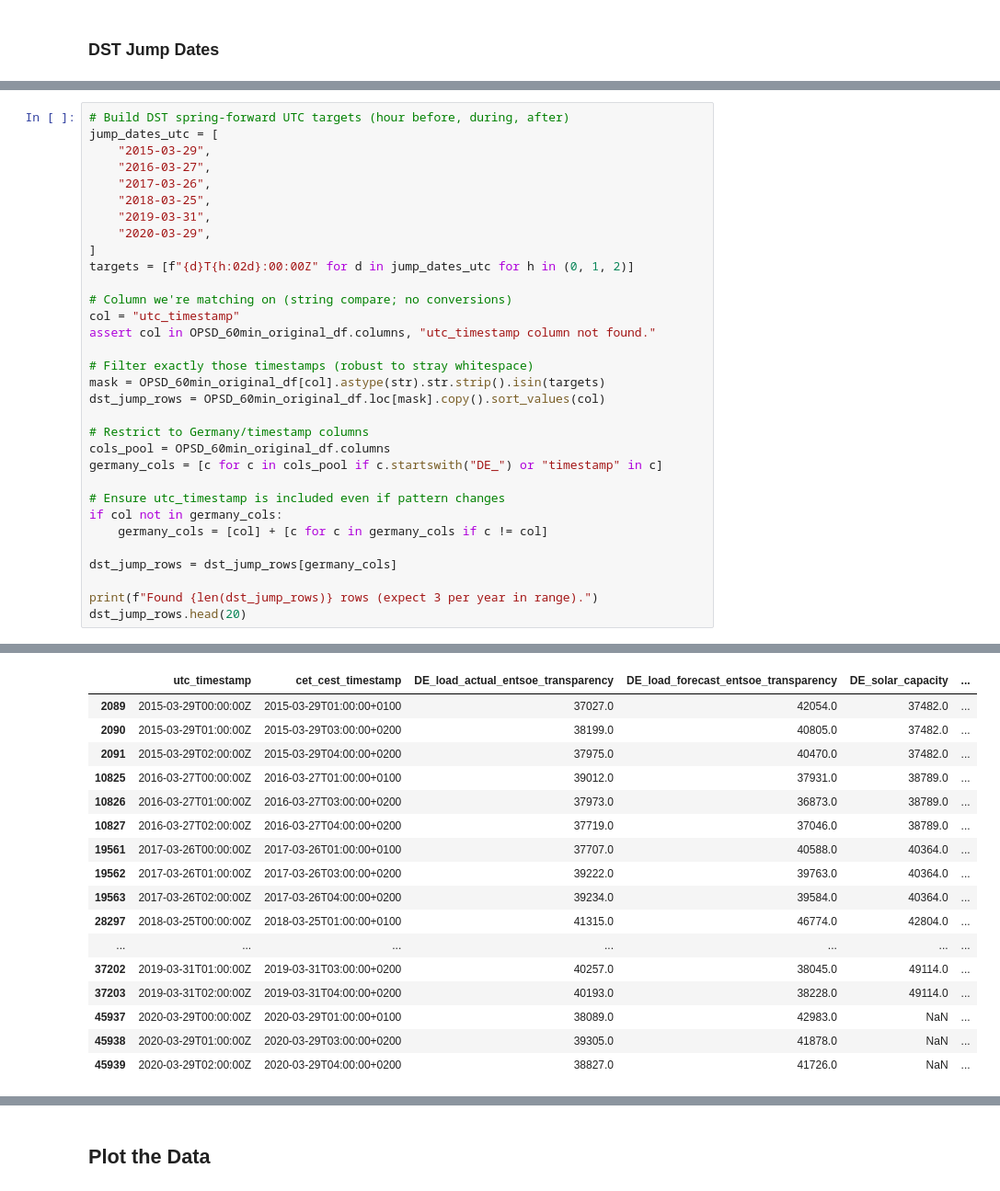
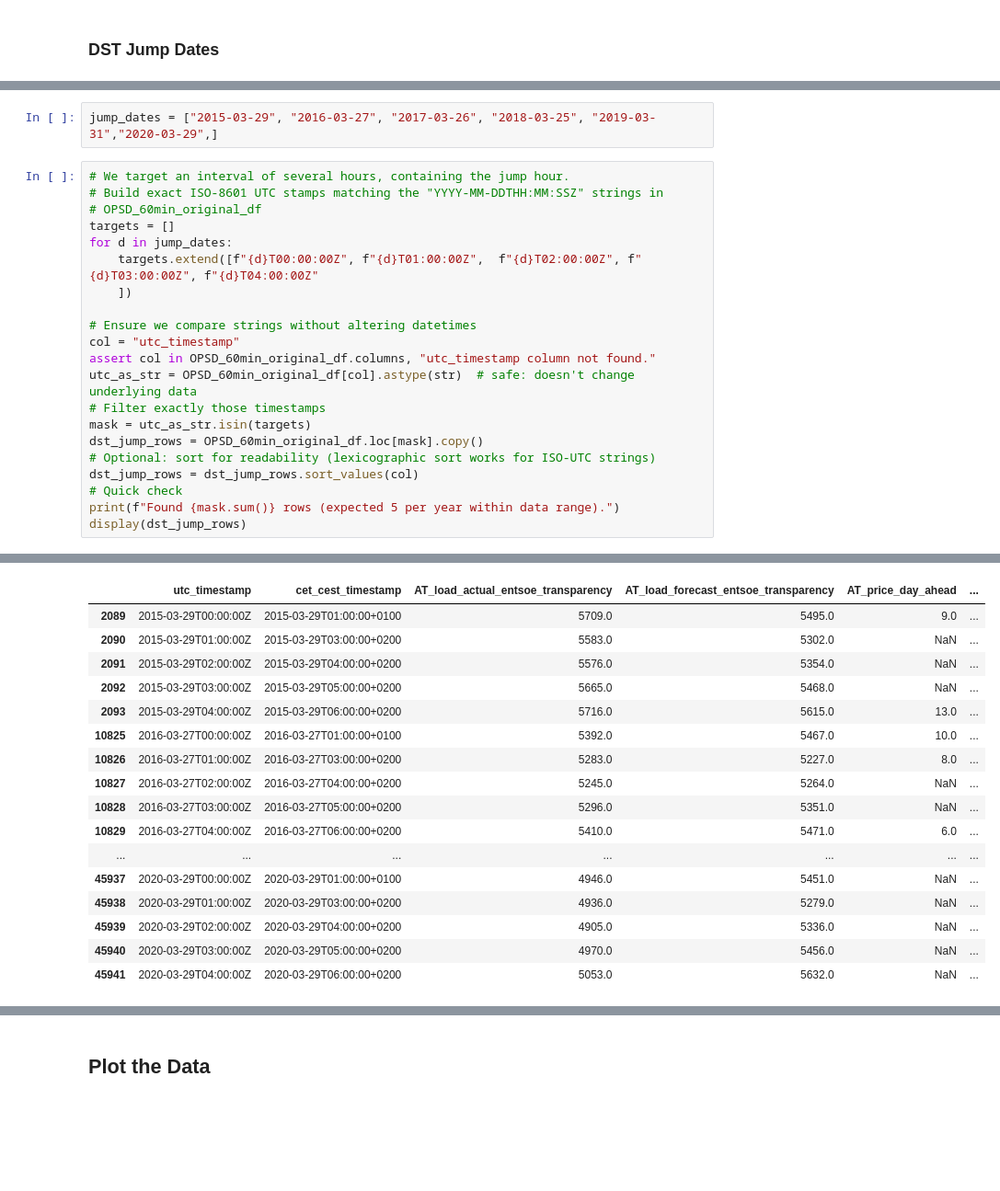
Before and after one commit to F-Skorz/electricity-demand-project, a Jupyter notebook: notebooks/01_OPSD_EDA.ipynb, the cells around one changed output, grey strips where cells are left out. Shown at 92% size. Cells and saved outputs as stored; diff of their text form; blank space fills up the shorter version.

Commit message:
01_OPSD_EDA.ipynb: DST-jumps analyzed, cause: price_day_ahead columns

```diff
--- a/notebooks/01_OPSD_EDA.ipynb
+++ b/notebooks/01_OPSD_EDA.ipynb
@@ -319,33 +369,24 @@ We investigate the original DataFrame `OPSD_60min_original_df`, to exclude effec
+# %%
+jump_dates = ["2015-03-29", "2016-03-27", "2017-03-26", "2018-03-25", "2019-03-31","2020-03-29",]
 # %%
-# Build DST spring-forward UTC targets (hour before, during, after)
-jump_dates_utc = [
-    "2015-03-29",
-    "2016-03-27",
-    "2017-03-26",
-    "2018-03-25",
-    "2019-03-31",
-    "2020-03-29",
-]
-targets = [f"{d}T{h:02d}:00:00Z" for d in jump_dates_utc for h in (0, 1, 2)]
+# We target an interval of several hours, containing the jump hour.
+# Build exact ISO-8601 UTC stamps matching the "YYYY-MM-DDTHH:MM:SSZ" strings in
+# OPSD_60min_original_df
+targets = []
+for d in jump_dates:
+    targets.extend([f"{d}T00:00:00Z", f"{d}T01:00:00Z",  f"{d}T02:00:00Z", f"{d}T03:00:00Z", f"{d}T04:00:00Z"
+    ])
 
-# Column we're matching on (string compare; no conversions)
+# Ensure we compare strings without altering datetimes
 col = "utc_timestamp"
 assert col in OPSD_60min_original_df.columns, "utc_timestamp column not found."
-
-# Filter exactly those timestamps (robust to stray whitespace)
-mask = OPSD_60min_original_df[col].astype(str).str.strip().isin(targets)
-dst_jump_rows = OPSD_60min_original_df.loc[mask].copy().sort_values(col)
-
-# Restrict to Germany/timestamp columns
-cols_pool = OPSD_60min_original_df.columns
-germany_cols = [c for c in cols_pool if c.startswith("DE_") or "timestamp" in c]
-
-# Ensure utc_timestamp is included even if pattern changes
-if col not in germany_cols:
-    germany_cols = [col] + [c for c in germany_cols if c != col]
-
-dst_jump_rows = dst_jump_rows[germany_cols]
-
-print(f"Found {len(dst_jump_rows)} rows (expect 3 per year in range).")
-dst_jump_rows.head(20)
+utc_as_str = OPSD_60min_original_df[col].astype(str)  # safe: doesn't change underlying data
+# Filter exactly those timestamps
+mask = utc_as_str.isin(targets)
+dst_jump_rows = OPSD_60min_original_df.loc[mask].copy()
+# Optional: sort for readability (lexicographic sort works for ISO-UTC strings)
+dst_jump_rows = dst_jump_rows.sort_values(col)
+# Quick check
+print(f"Found {mask.sum()} rows (expected 5 per year within data range).")
+display(dst_jump_rows)
 # %% [output]
@@ -353,17 +394,17 @@ Found 18 rows (expect 3 per year in range).
-|  | utc_timestamp | cet_cest_timestamp | DE_load_actual_entsoe_transparency | DE_load_forecast_entsoe_transparency | DE_solar_capacity | ... |
-| 2089 | 2015-03-29T00:00:00Z | 2015-03-29T01:00:00+0100 | 37027.0 | 42054.0 | 37482.0 | ... |
-| 2090 | 2015-03-29T01:00:00Z | 2015-03-29T03:00:00+0200 | 38199.0 | 40805.0 | 37482.0 | ... |
-| 2091 | 2015-03-29T02:00:00Z | 2015-03-29T04:00:00+0200 | 37975.0 | 40470.0 | 37482.0 | ... |
-| 10825 | 2016-03-27T00:00:00Z | 2016-03-27T01:00:00+0100 | 39012.0 | 37931.0 | 38789.0 | ... |
-| 10826 | 2016-03-27T01:00:00Z | 2016-03-27T03:00:00+0200 | 37973.0 | 36873.0 | 38789.0 | ... |
-| 10827 | 2016-03-27T02:00:00Z | 2016-03-27T04:00:00+0200 | 37719.0 | 37046.0 | 38789.0 | ... |
-| 19561 | 2017-03-26T00:00:00Z | 2017-03-26T01:00:00+0100 | 37707.0 | 40588.0 | 40364.0 | ... |
-| 19562 | 2017-03-26T01:00:00Z | 2017-03-26T03:00:00+0200 | 39222.0 | 39763.0 | 40364.0 | ... |
-| 19563 | 2017-03-26T02:00:00Z | 2017-03-26T04:00:00+0200 | 39234.0 | 39584.0 | 40364.0 | ... |
-| 28297 | 2018-03-25T00:00:00Z | 2018-03-25T01:00:00+0100 | 41315.0 | 46774.0 | 42804.0 | ... |
+|  | utc_timestamp | cet_cest_timestamp | AT_load_actual_entsoe_transparency | AT_load_forecast_entsoe_transparency | AT_price_day_ahead | ... |
+| 2089 | 2015-03-29T00:00:00Z | 2015-03-29T01:00:00+0100 | 5709.0 | 5495.0 | 9.0 | ... |
+| 2090 | 2015-03-29T01:00:00Z | 2015-03-29T03:00:00+0200 | 5583.0 | 5302.0 | NaN | ... |
+| 2091 | 2015-03-29T02:00:00Z | 2015-03-29T04:00:00+0200 | 5576.0 | 5354.0 | NaN | ... |
+| 2092 | 2015-03-29T03:00:00Z | 2015-03-29T05:00:00+0200 | 5665.0 | 5468.0 | NaN | ... |
+| 2093 | 2015-03-29T04:00:00Z | 2015-03-29T06:00:00+0200 | 5716.0 | 5615.0 | 13.0 | ... |
+| 10825 | 2016-03-27T00:00:00Z | 2016-03-27T01:00:00+0100 | 5392.0 | 5467.0 | 10.0 | ... |
+| 10826 | 2016-03-27T01:00:00Z | 2016-03-27T03:00:00+0200 | 5283.0 | 5227.0 | 8.0 | ... |
+| 10827 | 2016-03-27T02:00:00Z | 2016-03-27T04:00:00+0200 | 5245.0 | 5264.0 | NaN | ... |
+| 10828 | 2016-03-27T03:00:00Z | 2016-03-27T05:00:00+0200 | 5296.0 | 5351.0 | NaN | ... |
+| 10829 | 2016-03-27T04:00:00Z | 2016-03-27T06:00:00+0200 | 5410.0 | 5471.0 | 6.0 | ... |
 | ... | ... | ... | ... | ... | ... | ... |
-| 37202 | 2019-03-31T01:00:00Z | 2019-03-31T03:00:00+0200 | 40257.0 | 38045.0 | 49114.0 | ... |
-| 37203 | 2019-03-31T02:00:00Z | 2019-03-31T04:00:00+0200 | 40193.0 | 38228.0 | 49114.0 | ... |
-| 45937 | 2020-03-29T00:00:00Z | 2020-03-29T01:00:00+0100 | 38089.0 | 42983.0 | NaN | ... |
-| 45938 | 2020-03-29T01:00:00Z | 2020-03-29T03:00:00+0200 | 39305.0 | 41878.0 | NaN | ... |
-| 45939 | 2020-03-29T02:00:00Z | 2020-03-29T04:00:00+0200 | 38827.0 | 41726.0 | NaN | ... |
+| 45937 | 2020-03-29T00:00:00Z | 2020-03-29T01:00:00+0100 | 4946.0 | 5451.0 | NaN | ... |
+| 45938 | 2020-03-29T01:00:00Z | 2020-03-29T03:00:00+0200 | 4936.0 | 5279.0 | NaN | ... |
+| 45939 | 2020-03-29T02:00:00Z | 2020-03-29T04:00:00+0200 | 4905.0 | 5336.0 | NaN | ... |
+| 45940 | 2020-03-29T03:00:00Z | 2020-03-29T05:00:00+0200 | 4970.0 | 5456.0 | NaN | ... |
+| 45941 | 2020-03-29T04:00:00Z | 2020-03-29T06:00:00+0200 | 5053.0 | 5632.0 | NaN | ... |
```
Also changed, not shown: parts of 26 cells of this notebook.
